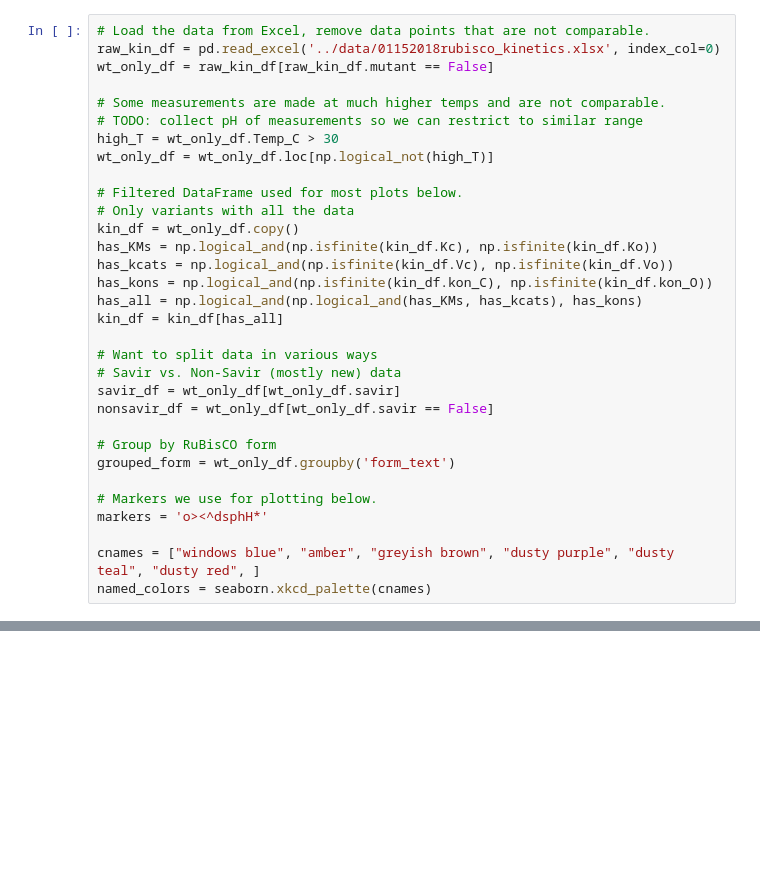
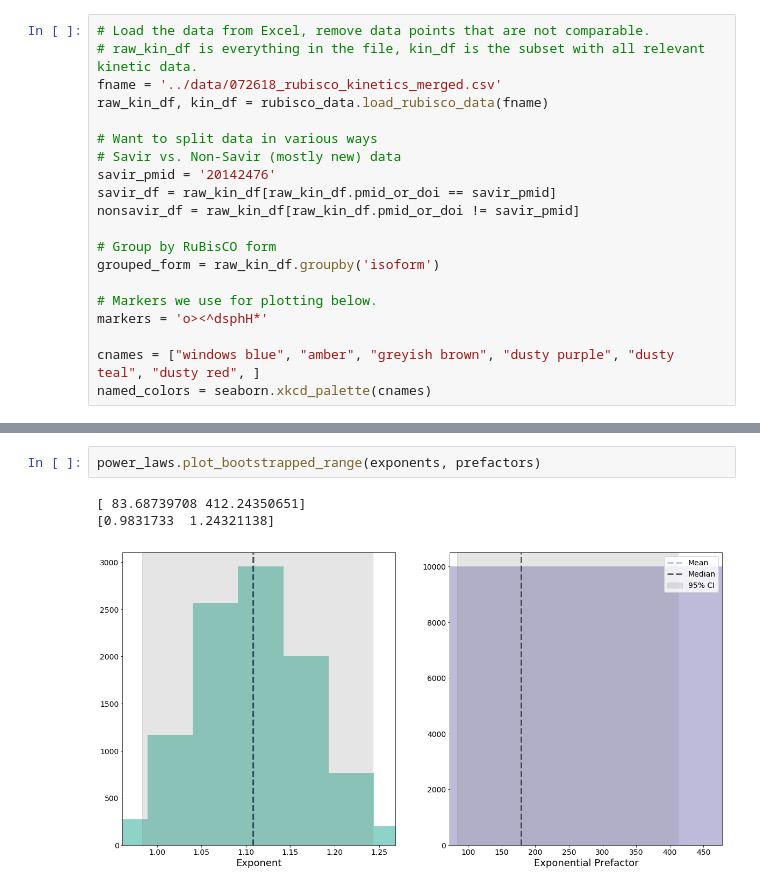
Before and after one commit to flamholz/rubisco, a Jupyter notebook: notebooks/Figure5 konC konO.ipynb, the cells around one changed output, grey strips where cells are left out. Cells and saved outputs as stored; diff of their text form; blank space fills up the shorter version.

```diff
--- a/notebooks/Figure5 konC konO.ipynb
+++ b/notebooks/Figure5 konC konO.ipynb
@@ -10,30 +12,18 @@ import pandas as pd
 from matplotlib import pyplot as plt
 # %%
 # Load the data from Excel, remove data points that are not comparable.
-raw_kin_df = pd.read_excel('../data/01152018rubisco_kinetics.xlsx', index_col=0)
-wt_only_df = raw_kin_df[raw_kin_df.mutant == False]
-
-# Some measurements are made at much higher temps and are not comparable.
-# TODO: collect pH of measurements so we can restrict to similar range
-high_T = wt_only_df.Temp_C > 30
-wt_only_df = wt_only_df.loc[np.logical_not(high_T)]
-
-# Filtered DataFrame used for most plots below.
-# Only variants with all the data
-kin_df = wt_only_df.copy()
-has_KMs = np.logical_and(np.isfinite(kin_df.Kc), np.isfinite(kin_df.Ko))
-has_kcats = np.logical_and(np.isfinite(kin_df.Vc), np.isfinite(kin_df.Vo))
-has_kons = np.logical_and(np.isfinite(kin_df.kon_C), np.isfinite(kin_df.kon_O))
-has_all = np.logical_and(np.logical_and(has_KMs, has_kcats), has_kons)
-kin_df = kin_df[has_all]
+# raw_kin_df is everything in the file, kin_df is the subset with all relevant kinetic data.
+fname = '../data/072618_rubisco_kinetics_merged.csv'
+raw_kin_df, kin_df = rubisco_data.load_rubisco_data(fname)
 
 # Want to split data in various ways
 # Savir vs. Non-Savir (mostly new) data
-savir_df = wt_only_df[wt_only_df.savir]
-nonsavir_df = wt_only_df[wt_only_df.savir == False]
+savir_pmid = '20142476'
+savir_df = raw_kin_df[raw_kin_df.pmid_or_doi == savir_pmid]
+nonsavir_df = raw_kin_df[raw_kin_df.pmid_or_doi != savir_pmid]
 
 # Group by RuBisCO form
-grouped_form = wt_only_df.groupby('form_text')
+grouped_form = raw_kin_df.groupby('isoform')
 
 # Markers we use for plotting below.
 markers = 'o><^dsphH*'
@@ -48,0 +129,6 @@ print kin_df.shape[0], 'RuBisCOs with all core kinetic data measured'
+# %%
+power_laws.plot_bootstrapped_range(exponents, prefactors)
+# %% [output]
+[ 83.68739708 412.24350651]
+[0.9831733  1.24321138]
+[figure, added]
```
Also changed, not shown: parts of 11 cells of this notebook, 20 other files.
